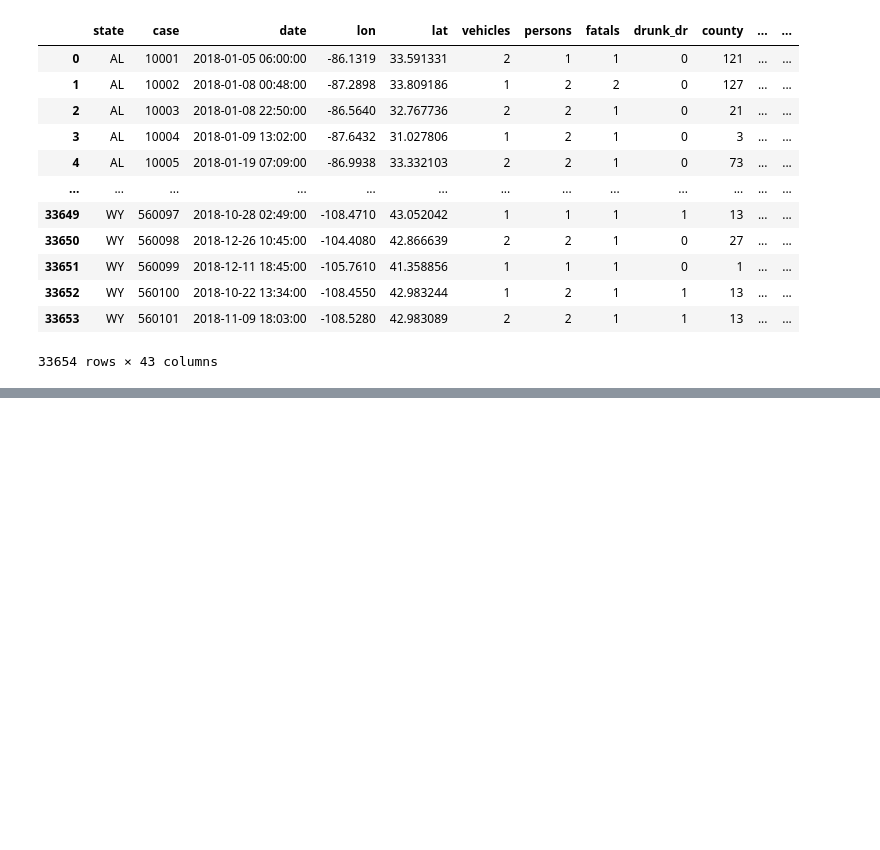
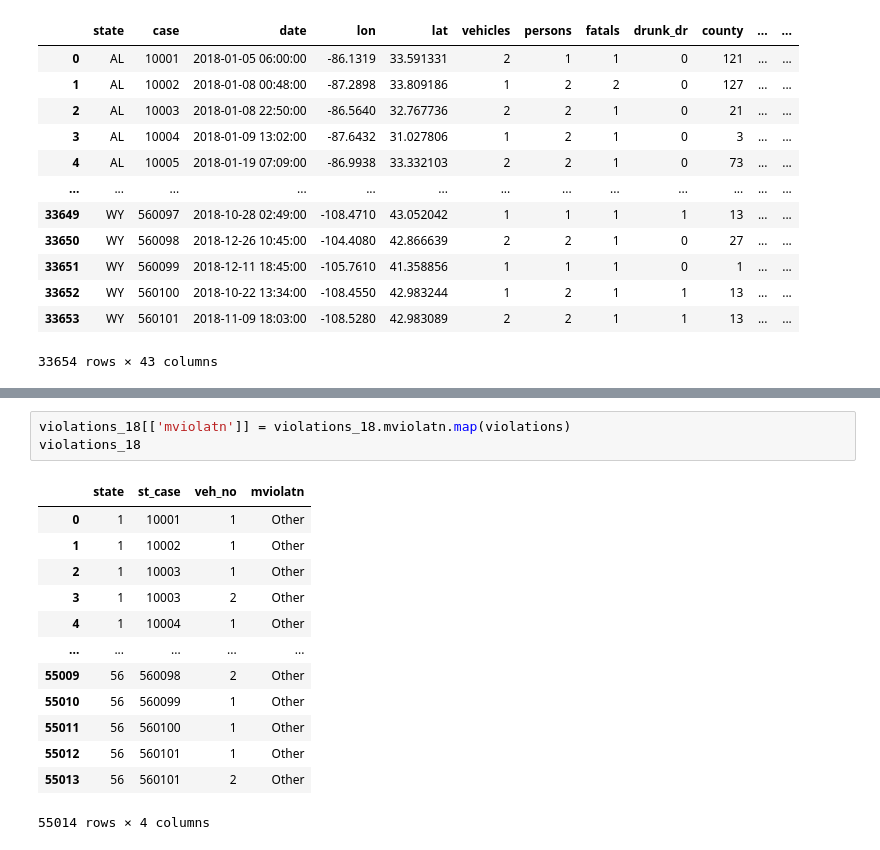
Before and after one commit to YM88/NHTSA-FARS-DATA-2015-2018, a Jupyter notebook: notebooks/200-data-cleanup.ipynb, the cells around one changed output, grey strips where cells are left out. Drawn from its saved outputs; the diff is of its cells as text; blank space fills up the shorter version.

```diff
--- a/notebooks/200-data-cleanup.ipynb
+++ b/notebooks/200-data-cleanup.ipynb
@@ -231,0 +274,17 @@ Index(['state', 'case', 'date', 'lon', 'lat', 'vehicles', 'persons', 'fatals',
+# %%
+violations_18[['mviolatn']] = violations_18.mviolatn.map(violations)
+violations_18
+# %% [output]
+|  | state | st_case | veh_no | mviolatn |
+| 0 | 1 | 10001 | 1 | Other |
+| 1 | 1 | 10002 | 1 | Other |
+| 2 | 1 | 10003 | 1 | Other |
+| 3 | 1 | 10003 | 2 | Other |
+| 4 | 1 | 10004 | 1 | Other |
+| ... | ... | ... | ... | ... |
+| 55009 | 56 | 560098 | 2 | Other |
+| 55010 | 56 | 560099 | 1 | Other |
+| 55011 | 56 | 560100 | 1 | Other |
+| 55012 | 56 | 560101 | 1 | Other |
+| 55013 | 56 | 560101 | 2 | Other |
+55014 rows × 4 columns
```
Also changed, not shown: parts of 26 cells of this notebook, 1 other file.
